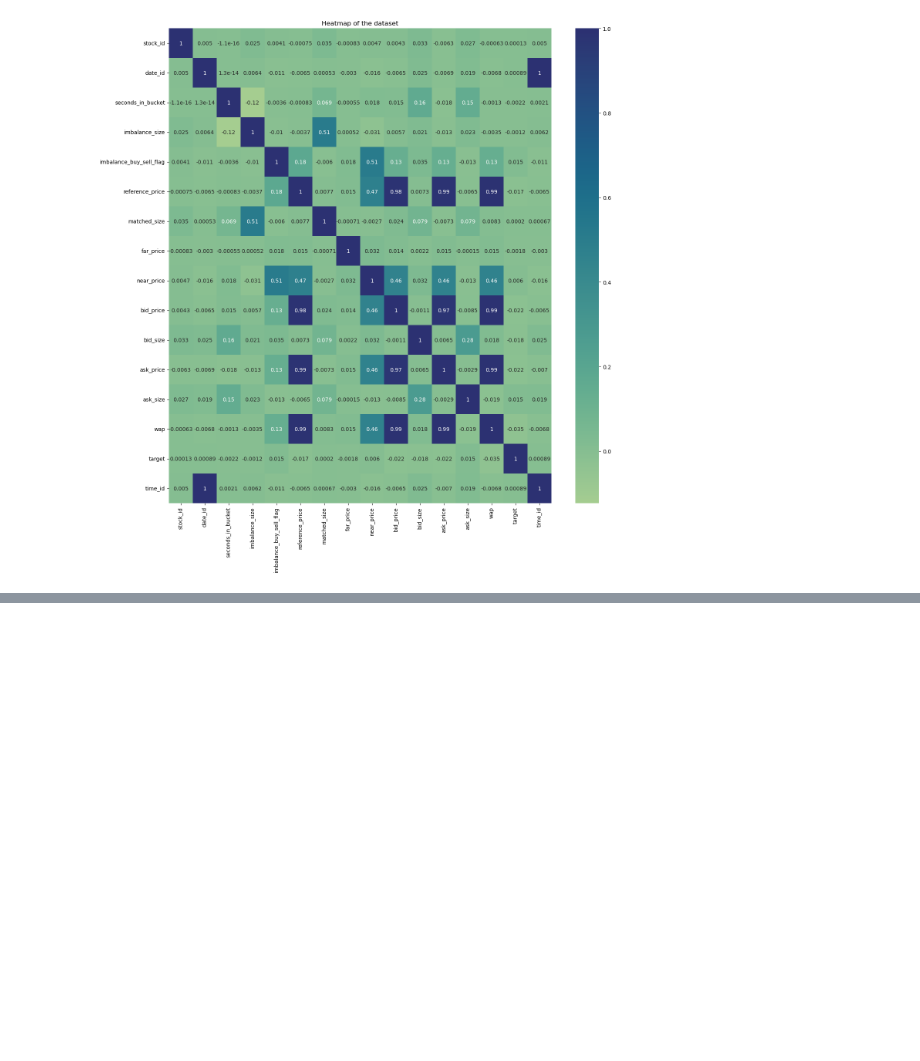
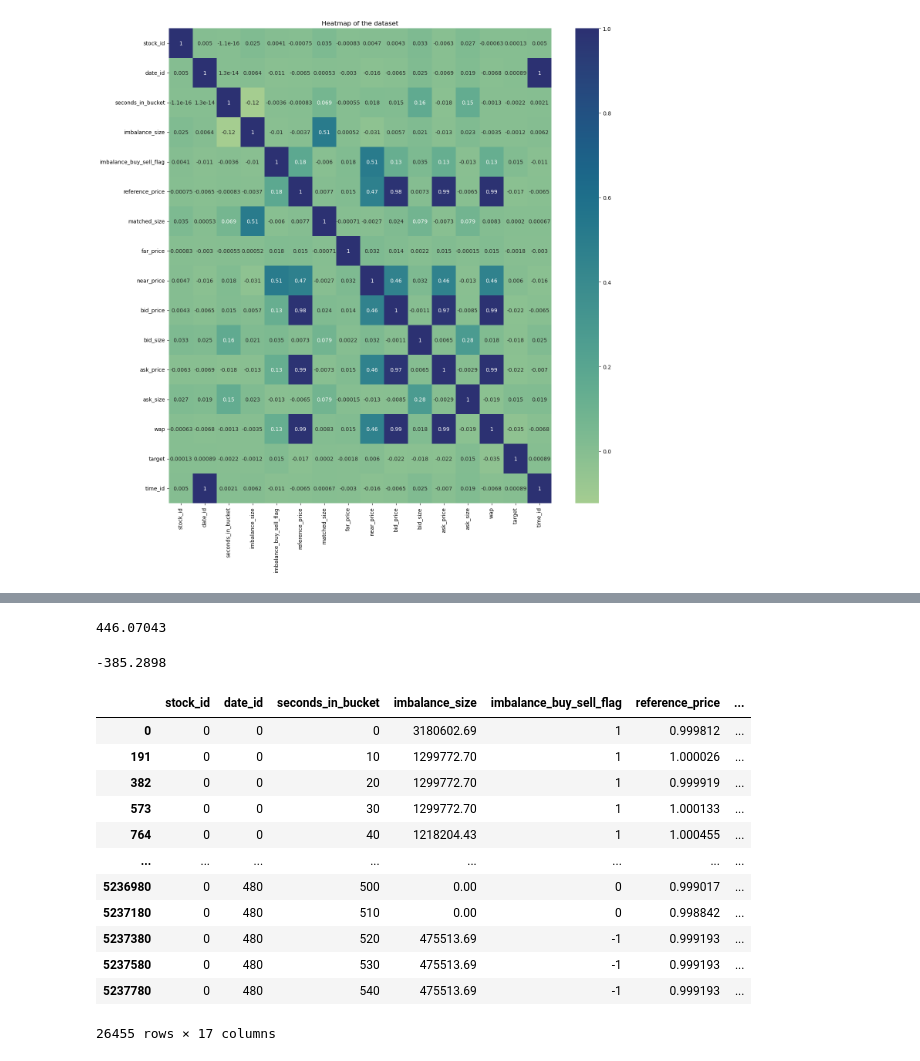
Before and after one commit to Simran2147/QuantumQube-Stock-Prediction, a Jupyter notebook: Final_Project.ipynb, the cells around one changed output, grey strips where cells are left out. Saved outputs shown, nothing was run; the diff lists cells and outputs as text; code cells hidden in the pictures; blank space fills up the shorter version.

```diff
--- a/Final_Project.ipynb
+++ b/Final_Project.ipynb
@@ -165,0 +175,27 @@ plt.show()
+# %%
+# finding the max value from data2
+data2.max()
+# %% [output]
+446.07043
+# %%
+# finding the min value from data2
+data2.min()
+# %% [output]
+-385.2898
+# %%
+stock_id_0 = data[data['stock_id']==0]
+stock_id_0
+# %% [output]
+|  | stock_id | date_id | seconds_in_bucket | imbalance_size | imbalance_buy_sell_flag | reference_price | ... |
+| 0 | 0 | 0 | 0 | 3180602.69 | 1 | 0.999812 | ... |
+| 191 | 0 | 0 | 10 | 1299772.70 | 1 | 1.000026 | ... |
+| 382 | 0 | 0 | 20 | 1299772.70 | 1 | 0.999919 | ... |
+| 573 | 0 | 0 | 30 | 1299772.70 | 1 | 1.000133 | ... |
+| 764 | 0 | 0 | 40 | 1218204.43 | 1 | 1.000455 | ... |
+| ... | ... | ... | ... | ... | ... | ... | ... |
+| 5236980 | 0 | 480 | 500 | 0.00 | 0 | 0.999017 | ... |
+| 5237180 | 0 | 480 | 510 | 0.00 | 0 | 0.998842 | ... |
+| 5237380 | 0 | 480 | 520 | 475513.69 | -1 | 0.999193 | ... |
+| 5237580 | 0 | 480 | 530 | 475513.69 | -1 | 0.999193 | ... |
+| 5237780 | 0 | 480 | 540 | 475513.69 | -1 | 0.999193 | ... |
+26455 rows × 17 columns
```
Also changed, not shown: parts of 2 cells of this notebook.
